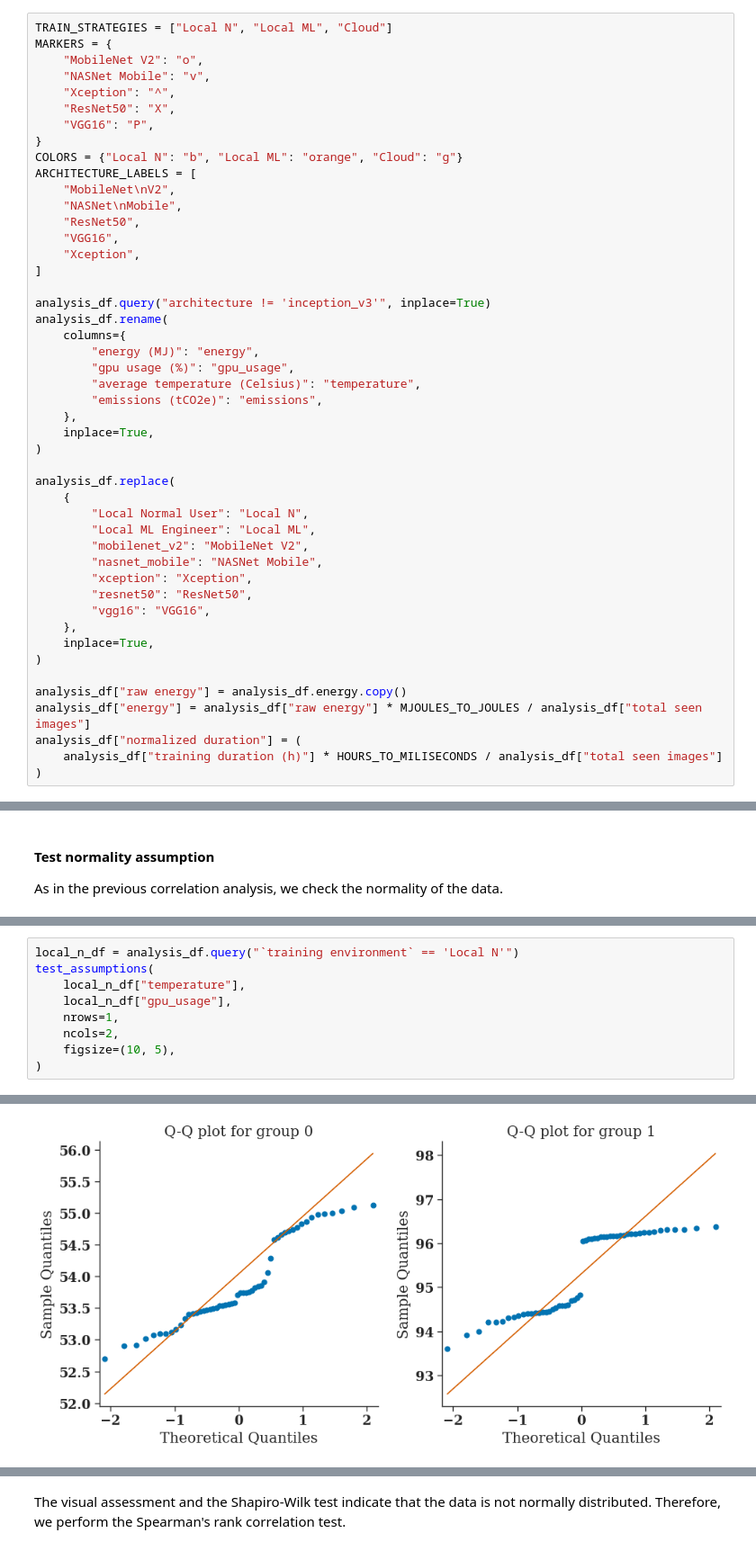
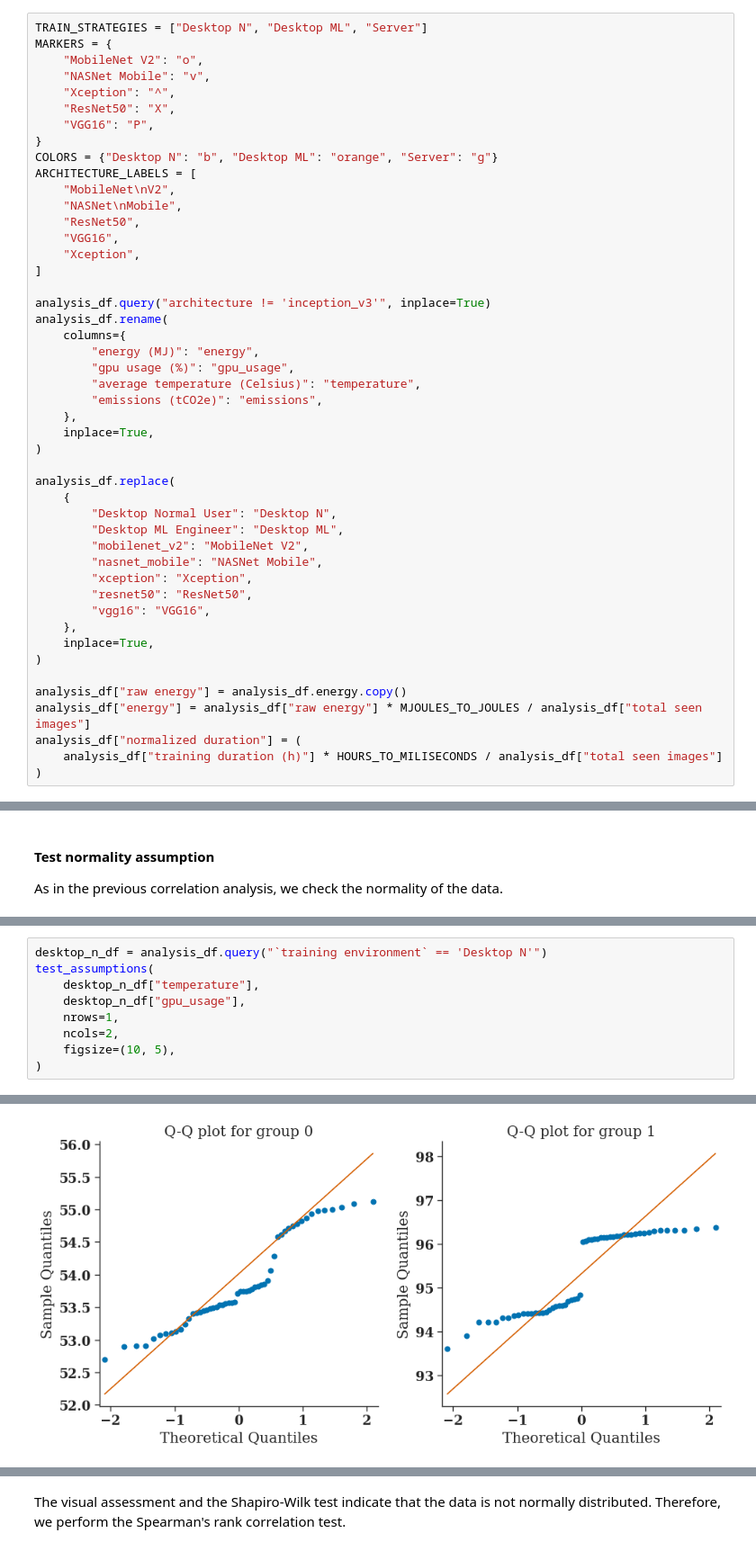
Before and after one commit to GAISSA-UPC/dl-training-energy-estimation, a Jupyter notebook: notebooks/RQ1-and-RQ2.ipynb, the cells around one changed output, grey strips where cells are left out. Shown: that part at 90% size. Saved outputs shown, nothing was run; the diff lists cells and outputs as text.

```diff
--- a/notebooks/RQ1-and-RQ2.ipynb
+++ b/notebooks/RQ1-and-RQ2.ipynb
@@ -72,7 +72,7 @@ analysis_df.head()
 # %% [markdown]
 ## Data analysis
 # %%
-TRAIN_STRATEGIES = ["Local N", "Local ML", "Cloud"]
+TRAIN_STRATEGIES = ["Desktop N", "Desktop ML", "Server"]
 MARKERS = {
     "MobileNet V2": "o",
     "NASNet Mobile": "v",
@@ -80,7 +80,7 @@ MARKERS = {
     "ResNet50": "X",
     "VGG16": "P",
 }
-COLORS = {"Local N": "b", "Local ML": "orange", "Cloud": "g"}
+COLORS = {"Desktop N": "b", "Desktop ML": "orange", "Server": "g"}
 ARCHITECTURE_LABELS = [
     "MobileNet\nV2",
     "NASNet\nMobile",
@@ -102,8 +102,8 @@ analysis_df.rename(
 
 analysis_df.replace(
     {
-        "Local Normal User": "Local N",
-        "Local ML Engineer": "Local ML",
+        "Desktop Normal User": "Desktop N",
+        "Desktop ML Engineer": "Desktop ML",
         "mobilenet_v2": "MobileNet V2",
         "nasnet_mobile": "NASNet Mobile",
         "xception": "Xception",
@@ -263,9 +263,9 @@ Levene test for equal variances: W = 191.26939986308972 and p-value = 8.30118028
 [figure]
 # %%
-local_n_df = analysis_df.query("`training environment` == 'Local N'")
+desktop_n_df = analysis_df.query("`training environment` == 'Desktop N'")
 test_assumptions(
-    local_n_df["temperature"],
-    local_n_df["gpu_usage"],
+    desktop_n_df["temperature"],
+    desktop_n_df["gpu_usage"],
     nrows=1,
     ncols=2,
     figsize=(10, 5),
@@ -280,2 +280,2 @@ Levene test for equal variances: W = 24.177873559447843 and p-value = 3.22415603
-[figure, old version]
+[figure, new version]
 # %%
```
Also changed, not shown: parts of 90 cells of this notebook, 23 other files.
